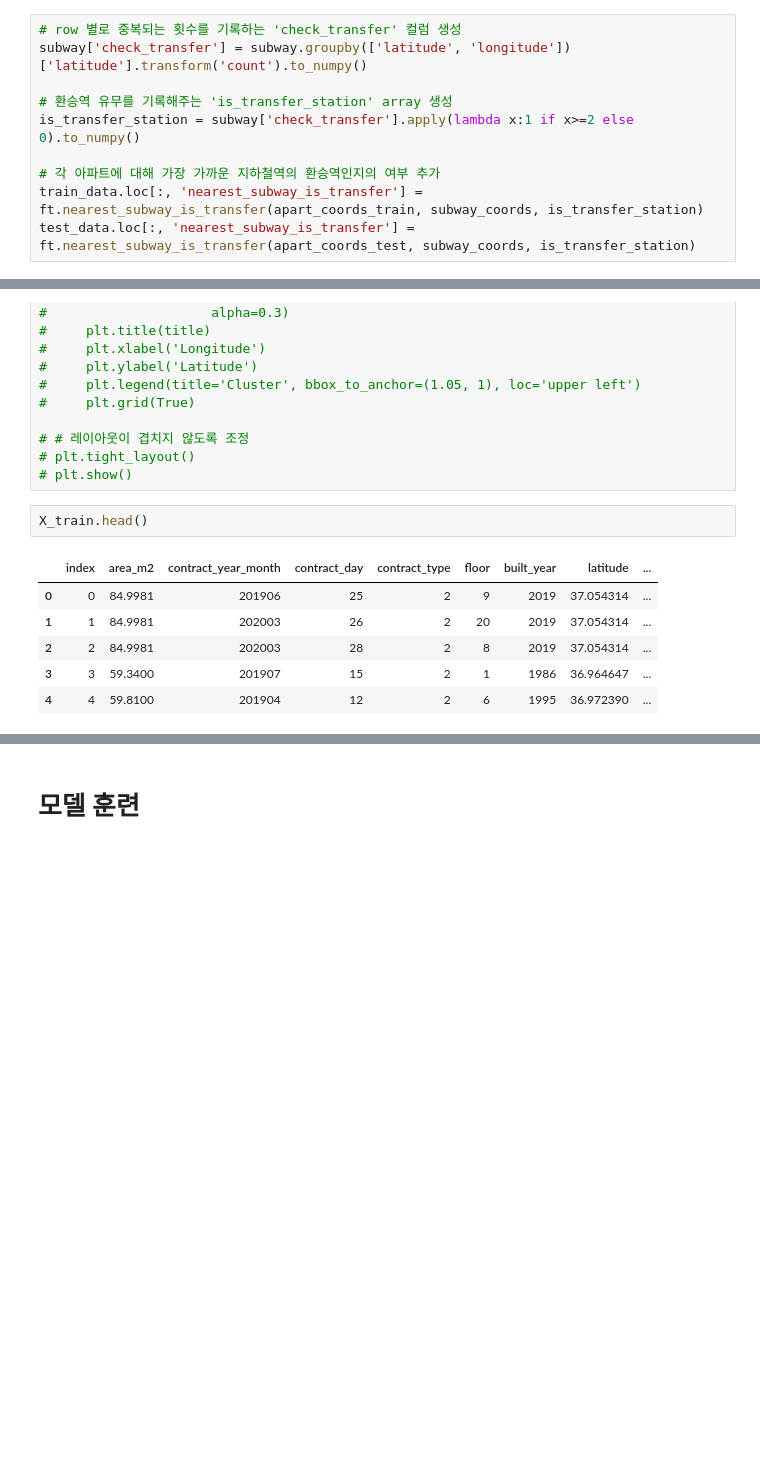
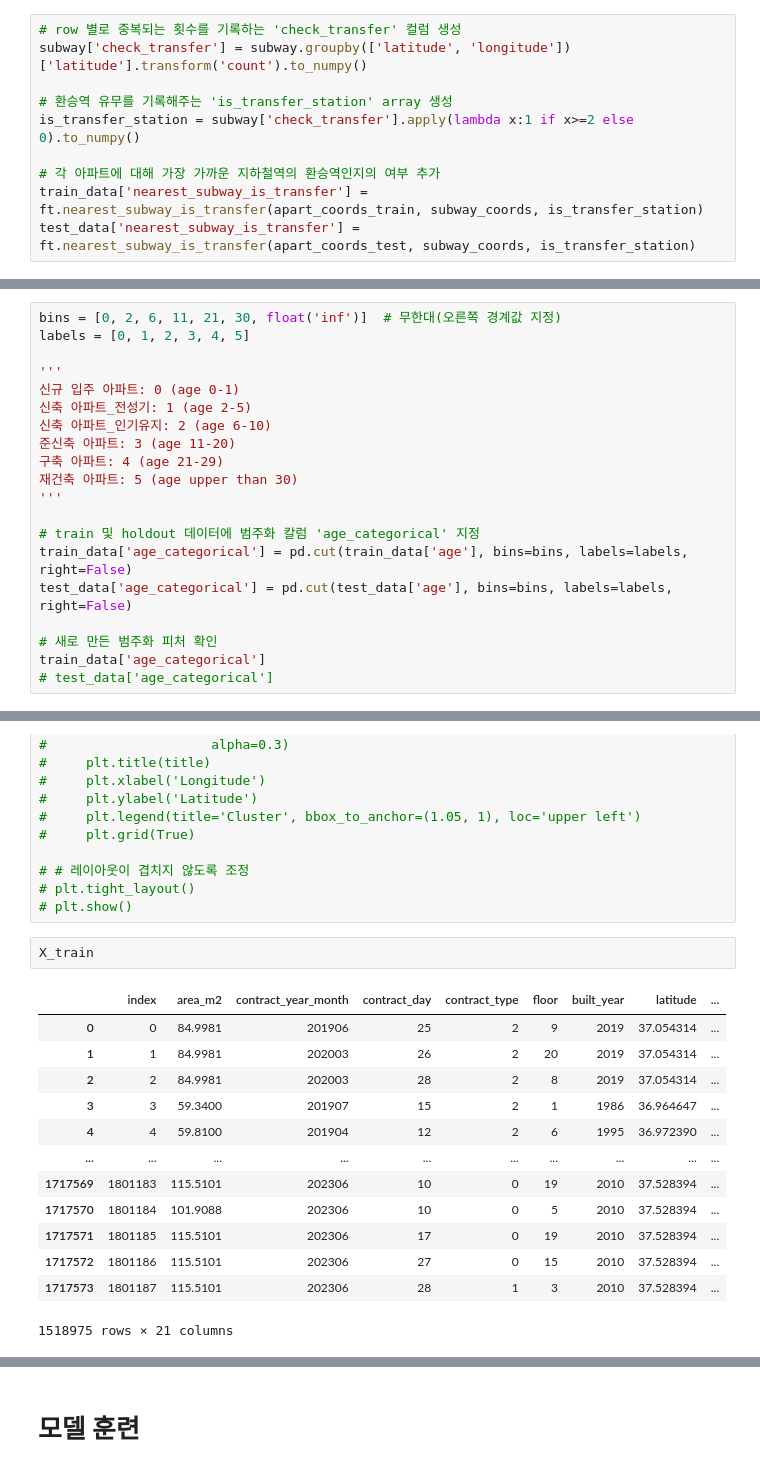
Before and after one commit to boostcampaitech7/level2-competitiveds-recsys-08, a Jupyter notebook: src/baseline.ipynb, the cells around one changed output, grey strips where cells are left out. Cells and saved outputs as stored; diff of their text form; blank space fills up the shorter version.

Commit message:
Add: transfer-station and age_categorical features

```diff
--- a/src/baseline.ipynb
+++ b/src/baseline.ipynb
@@ -122,5 +122,5 @@ subway['check_transfer'] = subway.groupby(['latitude', 'longitude'])['latitude']
 is_transfer_station = subway['check_transfer'].apply(lambda x:1 if x>=2 else 0).to_numpy()
 
 # 각 아파트에 대해 가장 가까운 지하철역의 환승역인지의 여부 추가
-train_data.loc[:, 'nearest_subway_is_transfer'] = ft.nearest_subway_is_transfer(apart_coords_train, subway_coords, is_transfer_station)
-test_data.loc[:, 'nearest_subway_is_transfer'] = ft.nearest_subway_is_transfer(apart_coords_test, subway_coords, is_transfer_station)
+train_data['nearest_subway_is_transfer'] = ft.nearest_subway_is_transfer(apart_coords_train, subway_coords, is_transfer_station)
+test_data['nearest_subway_is_transfer'] = ft.nearest_subway_is_transfer(apart_coords_test, subway_coords, is_transfer_station)
@@ -187,0 +192,20 @@ test_data = ft.map_school_level_counts(test_data, school, distance_kms, n_jobs=8
+# %%
+bins = [0, 2, 6, 11, 21, 30, float('inf')]  # 무한대(오른쪽 경계값 지정)
+labels = [0, 1, 2, 3, 4, 5]
+
+'''
+신규 입주 아파트: 0 (age 0-1)
+신축 아파트_전성기: 1 (age 2-5)
+신축 아파트_인기유지: 2 (age 6-10)
+준신축 아파트: 3 (age 11-20)
+구축 아파트: 4 (age 21-29)
+재건축 아파트: 5 (age upper than 30)
+'''
+
+# train 및 holdout 데이터에 범주화 칼럼 'age_categorical' 지정
+train_data['age_categorical'] = pd.cut(train_data['age'], bins=bins, labels=labels, right=False)
+test_data['age_categorical'] = pd.cut(test_data['age'], bins=bins, labels=labels, right=False)
+
+# 새로 만든 범주화 피처 확인
+train_data['age_categorical']
+# test_data['age_categorical']
@@ -267,14 +324,21 @@ X_train['cluster'], X_holdout['cluster'] = ft.apply_dbscan_clustering(X_train, X
 # plt.tight_layout()
 # plt.show()
 # %%
-X_train.head()
+X_train
 # %% [output]
 |  | index | area_m2 | contract_year_month | contract_day | contract_type | floor | built_year | latitude | ... |
 | 0 | 0 | 84.9981 | 201906 | 25 | 2 | 9 | 2019 | 37.054314 | ... |
 | 1 | 1 | 84.9981 | 202003 | 26 | 2 | 20 | 2019 | 37.054314 | ... |
 | 2 | 2 | 84.9981 | 202003 | 28 | 2 | 8 | 2019 | 37.054314 | ... |
 | 3 | 3 | 59.3400 | 201907 | 15 | 2 | 1 | 1986 | 36.964647 | ... |
 | 4 | 4 | 59.8100 | 201904 | 12 | 2 | 6 | 1995 | 36.972390 | ... |
+| ... | ... | ... | ... | ... | ... | ... | ... | ... | ... |
+| 1717569 | 1801183 | 115.5101 | 202306 | 10 | 0 | 19 | 2010 | 37.528394 | ... |
+| 1717570 | 1801184 | 101.9088 | 202306 | 10 | 0 | 5 | 2010 | 37.528394 | ... |
+| 1717571 | 1801185 | 115.5101 | 202306 | 17 | 0 | 19 | 2010 | 37.528394 | ... |
+| 1717572 | 1801186 | 115.5101 | 202306 | 27 | 0 | 15 | 2010 | 37.528394 | ... |
+| 1717573 | 1801187 | 115.5101 | 202306 | 28 | 1 | 3 | 2010 | 37.528394 | ... |
+1518975 rows × 21 columns
 # %%
 X_holdout.head()
 # %% [output]
```
Also changed, not shown: parts of 11 cells of this notebook, 1 other file.
